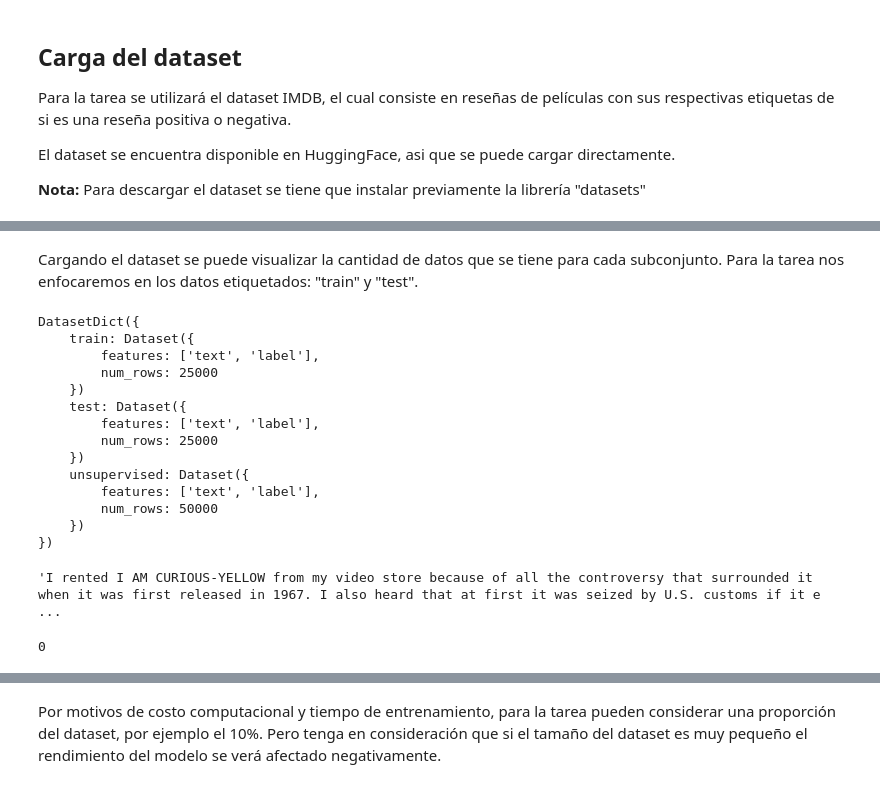
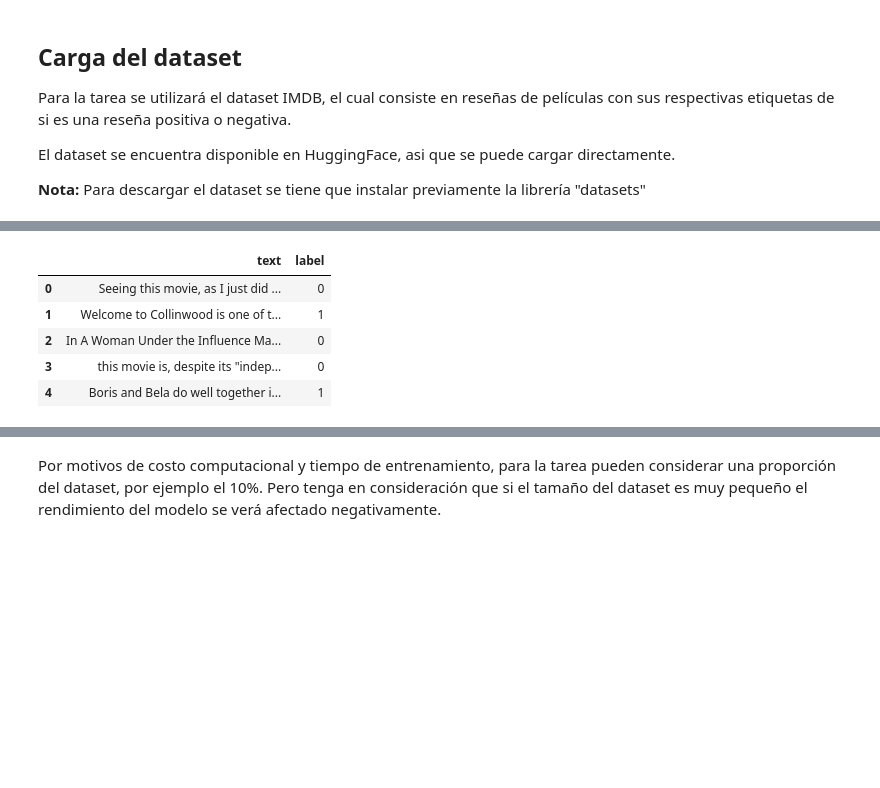
Before and after one commit to BrunoFarfan/DeepLearning, a Jupyter notebook: T2/T2_BrunoFarfan.ipynb, the cells around one changed output, grey strips where cells are left out. Cells and saved outputs as stored; diff of their text form; code cells hidden in the pictures; blank space fills up the shorter version.

```diff
--- a/T2/T2_BrunoFarfan.ipynb
+++ b/T2/T2_BrunoFarfan.ipynb
@@ -48,31 +33,21 @@ Successfully installed datasets-2.19.1 dill-0.3.8 huggingface-hub-0.23.0 multipr
 # %%
 from datasets import load_dataset
-# %% [markdown]
-Cargando el dataset se puede visualizar la cantidad de datos que se tiene para cada subconjunto. Para la tarea nos enfocaremos en los datos etiquetados: "train" y "test".
 # %%
 dataset = load_dataset("stanfordnlp/imdb")
-print(dataset)
-# %% [output]
-DatasetDict({
-    train: Dataset({
-        features: ['text', 'label'],
-        num_rows: 25000
-    })
-    test: Dataset({
-        features: ['text', 'label'],
-        num_rows: 25000
-    })
-    unsupervised: Dataset({
-        features: ['text', 'label'],
-        num_rows: 50000
-    })
-})
-# %%
-# first element of training
-dataset["train"]["text"][0]
-# %% [output]
-'I rented I AM CURIOUS-YELLOW from my video store because of all the controversy that surrounded it when it was first released in 1967. I also heard that at first it was seized by U.S. customs if it e ...
-# %%
-dataset["train"]["label"][0]
-# %% [output]
-0
+# %%
+data_train = pd.DataFrame(dataset["train"])
+data_test = pd.DataFrame(dataset["test"])
+
+# shuffle datasets
+
+data_train = data_train.sample(frac=1).reset_index(drop=True)
+data_test = data_test.sample(frac=1).reset_index(drop=True)
+
+data_train.head()
+# %% [output]
+|  | text | label |
+| 0 | Seeing this movie, as I just did ... | 0 |
+| 1 | Welcome to Collinwood is one of t... | 1 |
+| 2 | In A Woman Under the Influence Ma... | 0 |
+| 3 | this movie is, despite its "indep... | 0 |
+| 4 | Boris and Bela do well together i... | 1 |
```
Also changed, not shown: parts of 20 cells of this notebook.
